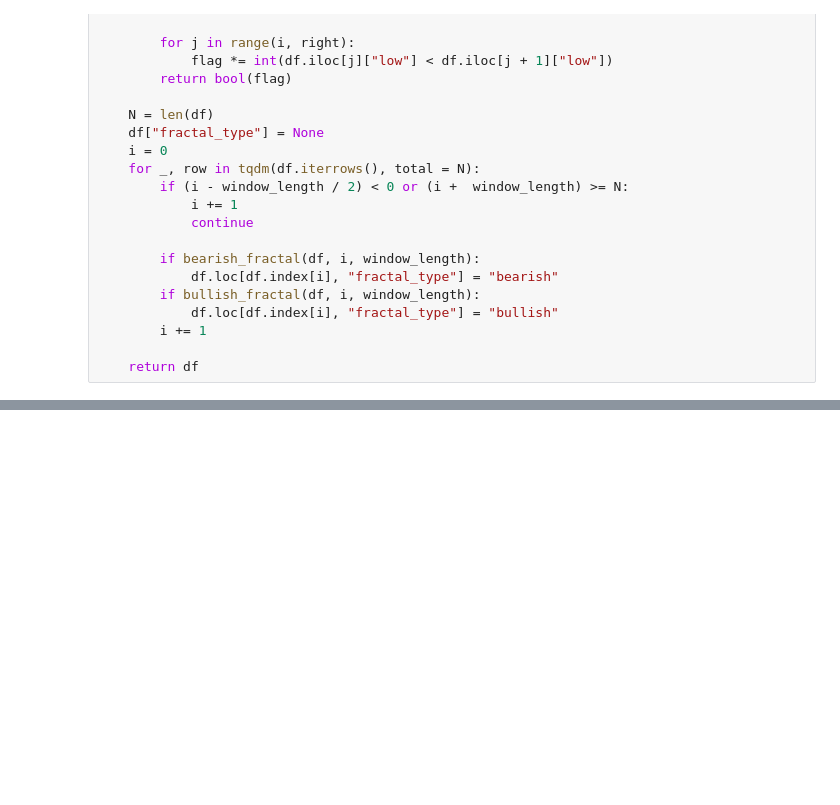
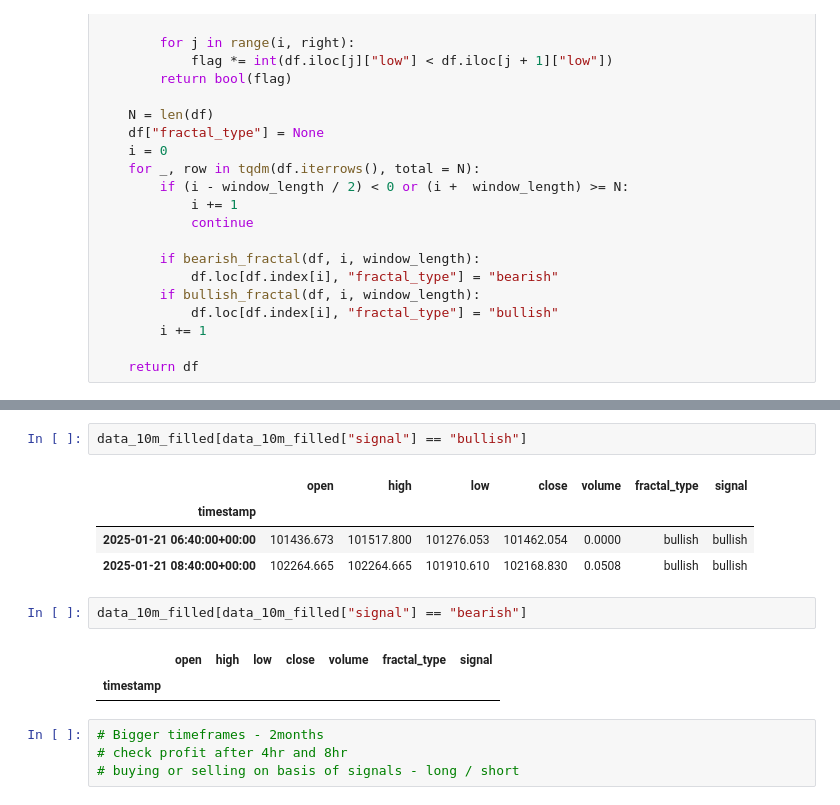
Before and after one commit to adityanandy2802/insight_fusion, a Jupyter notebook: fractal_stock_markets.ipynb, the cells around one changed output, grey strips where cells are left out. Drawn from its saved outputs; the diff is of its cells as text; blank space fills up the shorter version.

```diff
--- a/fractal_stock_markets.ipynb
+++ b/fractal_stock_markets.ipynb
@@ -146,0 +174,16 @@ data_day_filled
+# %%
+data_10m_filled[data_10m_filled["signal"] == "bullish"]
+# %% [output]
+|  | open | high | low | close | volume | fractal_type | signal |
+| timestamp |  |  |  |  |  |  |  |
+| 2025-01-21 06:40:00+00:00 | 101436.673 | 101517.800 | 101276.053 | 101462.054 | 0.0000 | bullish | bullish |
+| 2025-01-21 08:40:00+00:00 | 102264.665 | 102264.665 | 101910.610 | 102168.830 | 0.0508 | bullish | bullish |
+# %%
+data_10m_filled[data_10m_filled["signal"] == "bearish"]
+# %% [output]
+|  | open | high | low | close | volume | fractal_type | signal |
+| timestamp |  |  |  |  |  |  |  |
+# %%
+# Bigger timeframes - 2months
+# check profit after 4hr and 8hr
+# buying or selling on basis of signals - long / short
```
Also changed, not shown: parts of 12 cells of this notebook, 1 other file.
